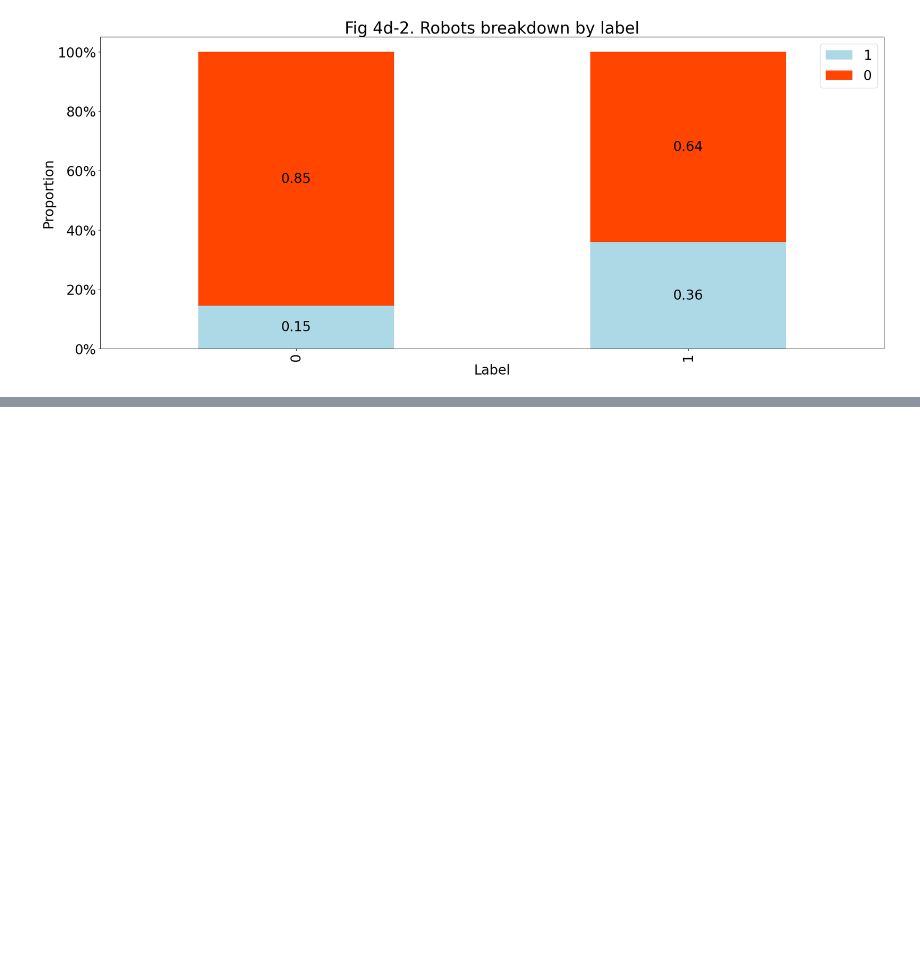
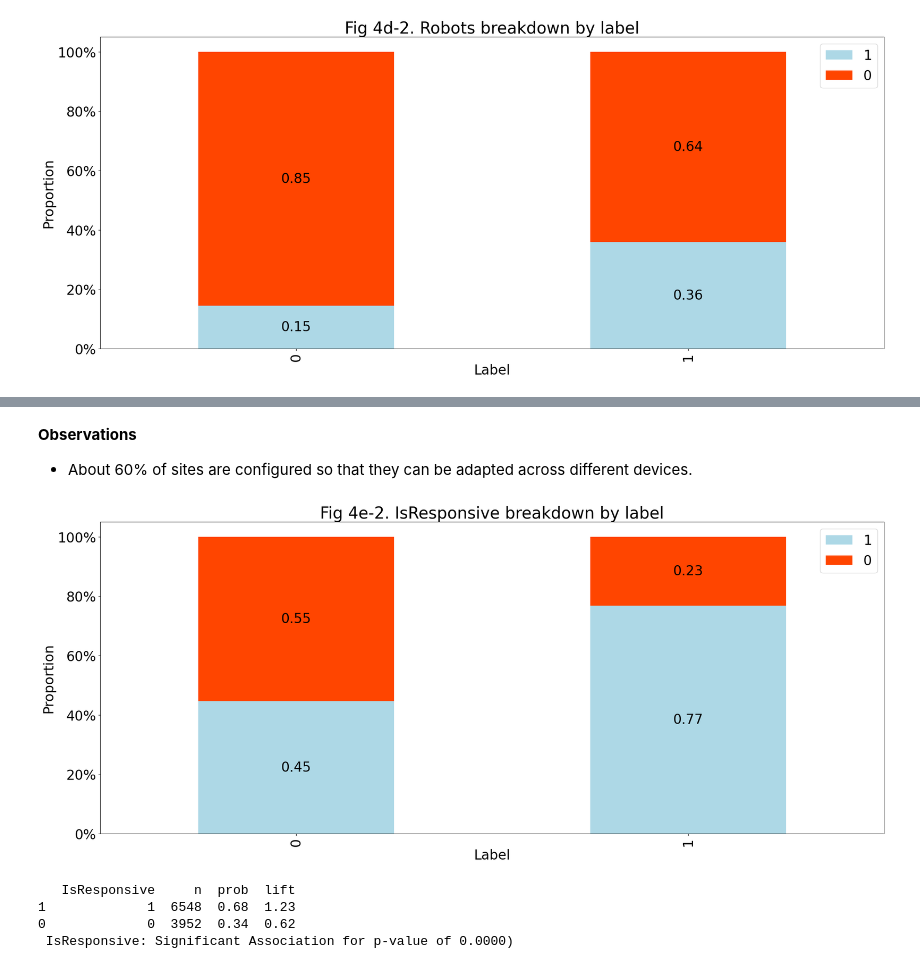
Before and after one commit to yhcchan/aiap22-colin-chan-yip-hang-961g, a Jupyter notebook: eda.ipynb, the cells around one changed output, grey strips where cells are left out. Cells and saved outputs as stored; diff of their text form; code cells hidden in the pictures; blank space fills up the shorter version.

```diff
--- a/eda.ipynb
+++ b/eda.ipynb
@@ -599,0 +652,29 @@ chisq(df, "Robots", "label")
+# %% [markdown]
+**Observations**
+- About 60% of sites are configured so that they can be adapted across different devices.
+# %%
+# Relationship between IsResponsive and label
+
+df_4e1 = reformat_df(df, "label", "IsResponsive", [1, 0])
+ax_4e1 = df_4e1.plot(kind='bar', stacked=True, color = ["lightblue", "orangered"])
+plt.title('Fig 4e-2. IsResponsive breakdown by label')
+plt.xlabel('Label')
+plt.ylabel('Proportion')
+plt.gca().yaxis.set_major_formatter(lambda x, _: f'{x * 100:.0f}%')
+plt.legend()
+
+for c in ax_4e1.containers:
+    ax_4e1.bar_label(c, label_type='center',  fmt= '%.2f')
+
+plt.show()
+# %% [output]
+[figure, added]
+# %%
+# Chi-sqared test on IsResponsive and label
+categorical_lift(df, "label", "IsResponsive")
+chisq(df, "label", "IsResponsive")
+# %% [output]
+   IsResponsive     n  prob  lift
+1             1  6548  0.68  1.23
+0             0  3952  0.34  0.62
+ IsResponsive: Significant Association for p-value of 0.0000)
```
Also changed, not shown: parts of 19 cells of this notebook.
